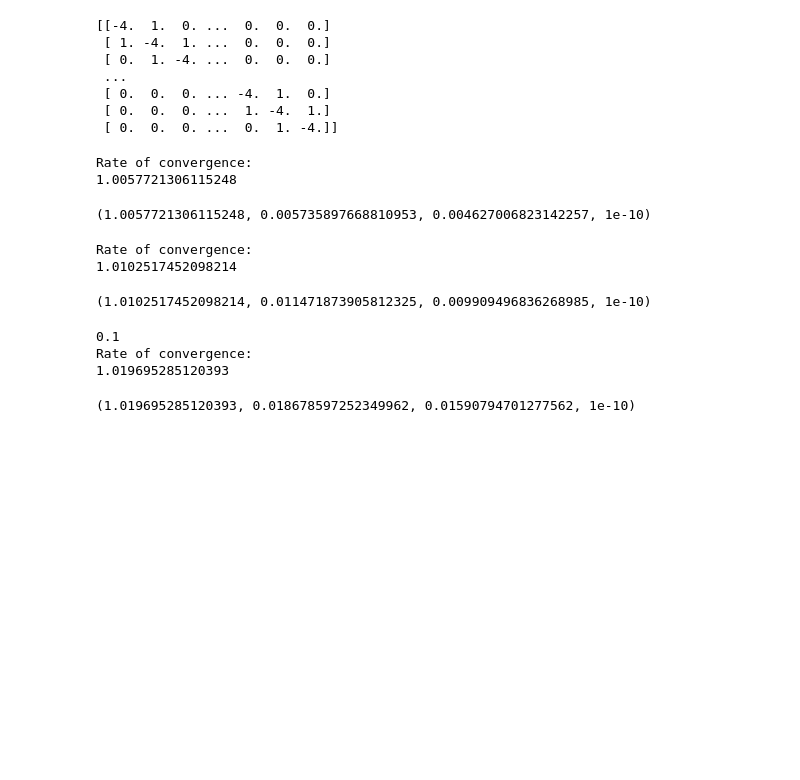
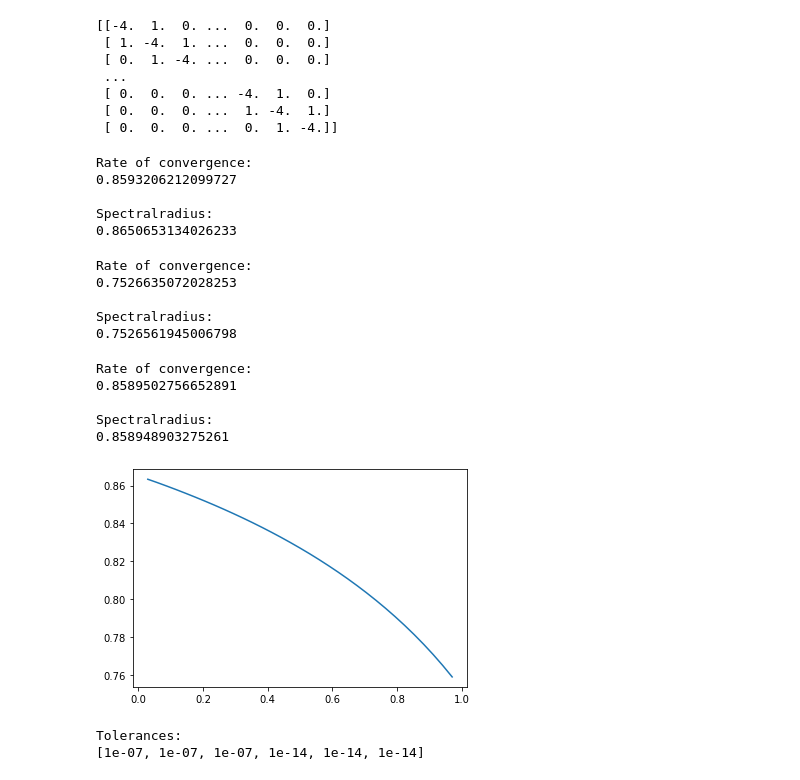
Before and after one commit to CelestialCry/Numerical-Methods, a Jupyter notebook: Øving/Assignment1.ipynb, the cells around one changed output. Cells and saved outputs as stored; diff of their text form; code cells hidden in the pictures; blank space fills up the shorter version.

```diff
--- a/Øving/Assignment1.ipynb
+++ b/Øving/Assignment1.ipynb
@@ -294,7 +310,7 @@ def generalIteration(A, B, C, f, u0, maxIter, TOL):
         TimeIter.append(then-now) # Add time taken to list
     totThen = time.time() # End "global" stopwatch
 
-    return (Iter, list(map(lambda x: f - A@x, Iter)), TimeIter, totThen - totNow)
+    return Iter, list(map(lambda x: f - A@x, Iter)), TimeIter, totThen - totNow
 # %%
 def jacobiMeth(A, f, u0, maxIter = 50, TOL = 1e-10, *args):
     """
@@ -383,14 +399,13 @@ def SuccessOverRelaxMeth(A, f, u0, maxIter = 50, TOL = 1e-10, *args):
         w = 0.5
     else:
         w = args[0]
-    print(w)
     A1Inv = np.linalg.inv(extractDiagonal(A) - w*extractLower(A))
     A2 = (1-w)*extractLower(A) + extractUpper(A)
 
     specRad = getSpectralRadius(A1Inv @ A2)
-    (out, res, relTimeIt, totTimeIt) = generalIteration(A, A1Inv, A2, f, u0, maxIter, TOL)
+    out, res, relTimeIt, totTimeIt = generalIteration(A, A1Inv, A2, f, u0, maxIter, TOL)
 
-    return (out, res, relTimeIt, totTimeIt, specRad)
+    return out, res, relTimeIt, totTimeIt, specRad
 # %%
 def randomVec(n, reach):
     """
@@ -436,7 +451,7 @@ def testIteration(Iterative, initVal = False, A = test, f = randomVec(9, 10), u0
         3. the average norm-calculation time
         4. The level of tolerance
     """
-    (out, res, relTimeIt, totTimeIt, specRad) = Iterative(A, f, u0, maxIter, TOL, *args)
+    out, res, relTimeIt, totTimeIt, specRad = Iterative(A, f, u0, maxIter, TOL, *args)
 
     if initVal:
         print(f"u0:\n{u0}")
@@ -457,30 +472,67 @@ def testIteration(Iterative, initVal = False, A = test, f = randomVec(9, 10), u0
     totThen = time.time() # Stop "total" stopwatch
     totDiffTime = totThen - totNow
 
-    diffRes = [np.log(relRes[i+1])/np.log(relRes[i]) for i in range(1, len(relRes)-1)]
+    diffRes = [relRes[i+1]/relRes[i] for i in range(1, len(relRes)-1)]
 
     avgItTime = sum(relTimeIt)/len(relTimeIt)
     avgDiffTime = sum(diffTime)/len(diffTime)
 
-    print(f"Rate of convergence:\n{diffRes[-1]}")
-
-    return (diffRes[-1], avgItTime/totTimeIt, avgDiffTime/totDiffTime, TOL)
+    return diffRes[-1], specRad, avgItTime, totTimeIt, avgDiffTime, totDiffTime, TOL
 # %%
-testIteration(jacobiMeth, A = toRun, f = randomVec(100, 10), u0 = randomVec(100, 10), maxIter = 1000)
+print(f"Rate of convergence:\n{testIteration(jacobiMeth, A = toRun, f = randomVec(100, 10), u0 = randomVec(100, 10), maxIter = 1000)[0]}\n")
+
+print(f"Spectralradius:\n{testIteration(jacobiMeth, A = toRun, f = randomVec(100, 10), u0 = randomVec(100, 10), maxIter = 1000)[1]}")
 # %% [output]
 Rate of convergence:
-1.0057721306115248
+0.8593206212099727
+
+Spectralradius:
+0.8650653134026233
-(1.0057721306115248, 0.005735897668810953, 0.004627006823142257, 1e-10)
 # %%
-testIteration(ForwardGSMeth, A = toRun, f = randomVec(100, 10), u0 = randomVec(100, 10), maxIter = 1000)
+print(f"Rate of convergence:\n{testIteration(ForwardGSMeth, A = toRun, f = randomVec(100, 10), u0 = randomVec(100, 10), maxIter = 1000)[0]}\n")
+
+print(f"Spectralradius:\n{testIteration(ForwardGSMeth, A = toRun, f = randomVec(100, 10), u0 = randomVec(100, 10), maxIter = 1000)[1]}")
 # %% [output]
 Rate of convergence:
-1.0102517452098214
+0.7526635072028253
+
+Spectralradius:
+0.7526561945006798
-(1.0102517452098214, 0.011471873905812325, 0.009909496836268985, 1e-10)
-# %%
-testIteration(SuccessOverRelaxMeth, False, test, np.random.rand(9), np.random.rand(9), 50, 1e-10, 0.1)
-# %% [output]
-0.1
-Rate of convergence:
-1.019695285120393
-(1.019695285120393, 0.018678597252349962, 0.01590794701277562, 1e-10)
+# %%
+print(f"Rate of convergence:\n{testIteration(SuccessOverRelaxMeth, False, toRun, randomVec(100, 10), randomVec(100, 10), 1000, 1e-10, 0.1)[0]}\n")
+
+print(f"Spectralradius:\n{testIteration(SuccessOverRelaxMeth, False, toRun, randomVec(100, 10), randomVec(100, 10), 1000, 1e-10, 0.1)[1]}")
+# %% [output]
+Rate of convergence:
+0.8589502756652891
+
+Spectralradius:
+0.858948903275261
+# %%
+def optimalSOR(fineness, A, f, u, monadics = False):
+    somethingsomething = [i/(fineness+1) for i in range(1, fineness+1)]
+    tests = [testIteration(SuccessOverRelaxMeth, False, A, f, u, 1000, 1e-10, i/(fineness+1)) for i in range(1,fineness+1)]
+    if monadics:
+        plt.figure()
+        plt.plot(somethingsomething, [el[0] for el in tests])
+
+    return tests
+
+f, u = randomVec(100, 10), randomVec(100, 10)
+
+hack = optimalSOR(33, toRun, f, u, True)
+# %% [output]
+[figure, added]
+# %%
+def rankMethods(A):
+    f, u = randomVec(100, 10), randomVec(100, 10)
+    methods = [jacobiMeth, ForwardGSMeth, SuccessOverRelaxMeth]
+    tolerances = [1e-7, 1e-14]
+    others = [testIteration(meth, False, A, f, u, 1000, tol, 0.5)[-1] for tol in tolerances for meth in methods]
+
+    print(f"Tolerances:\n{others}")
+
+rankMethods(toRun)
+# %% [output]
+Tolerances:
+[1e-07, 1e-07, 1e-07, 1e-14, 1e-14, 1e-14]
```
Also changed, not shown: parts of 7 cells of this notebook.
